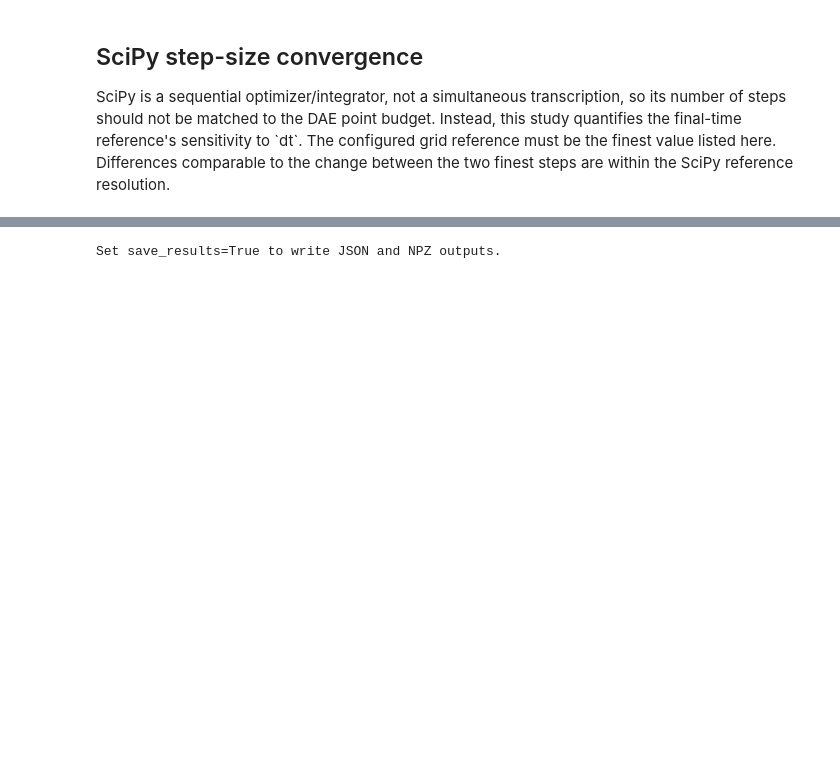
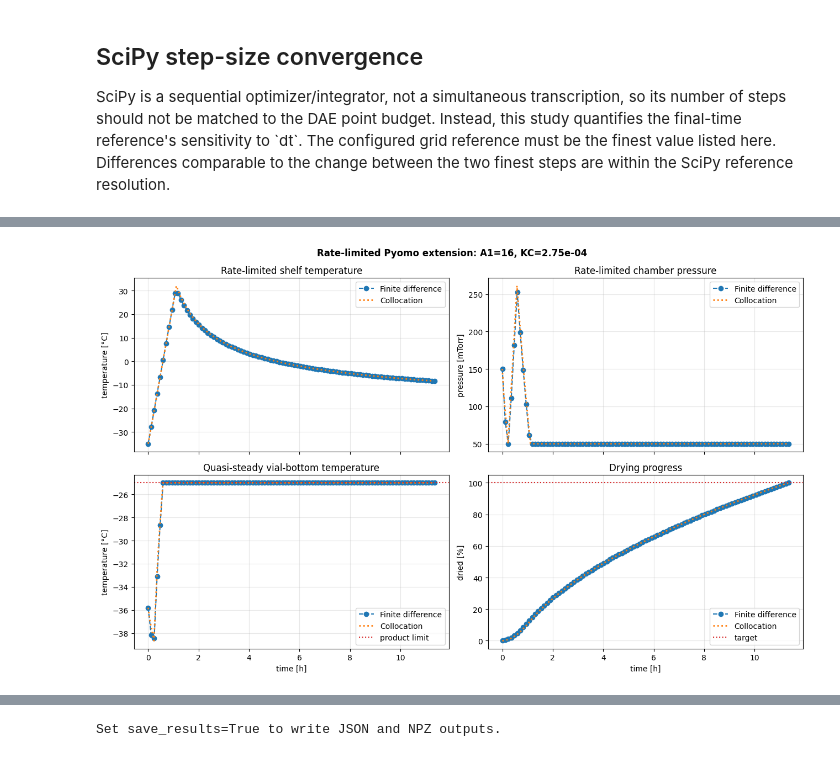
Before and after one commit to SECQUOIA/LyoPRONTO, a Jupyter notebook: docs/examples/current_main_joint_optimizer_comparison.ipynb, the cells around one changed output, grey strips where cells are left out. Drawn from its saved outputs; the diff is of its cells as text; code cells hidden in the pictures; blank space fills up the shorter version.

```diff
--- a/docs/examples/current_main_joint_optimizer_comparison.ipynb
+++ b/docs/examples/current_main_joint_optimizer_comparison.ipynb
@@ -793,0 +813,38 @@ plt.show()
+# %%
+fig, axes = plt.subplots(2, 2, figsize=(13, 8), sharex=True)
+for method, label, style in (
+    ("finite_difference", "Finite difference", {"linestyle": "--", "marker": "o"}),
+    ("collocation", "Collocation", {"linestyle": ":", "linewidth": 2.0}),
+):
+    table = implementability_runs[method]["run"].trajectory
+    axes[0, 0].plot(table[:, 0], table[:, 3], label=label, **style)
+    axes[0, 1].plot(table[:, 0], table[:, 4], label=label, **style)
+    axes[1, 0].plot(table[:, 0], table[:, 2], label=label, **style)
+    axes[1, 1].plot(table[:, 0], table[:, 6], label=label, **style)
+
+axes[0, 0].set(title="Rate-limited shelf temperature", ylabel="temperature [°C]")
+axes[0, 1].set(title="Rate-limited chamber pressure", ylabel="pressure [mTorr]")
+axes[1, 0].set(
+    title="Quasi-steady vial-bottom temperature",
+    xlabel="time [h]",
+    ylabel="temperature [°C]",
+)
+axes[1, 0].axhline(-25.0, color="tab:red", linestyle=":", label="product limit")
+axes[1, 1].set(title="Drying progress", xlabel="time [h]", ylabel="dried [%]")
+axes[1, 1].axhline(
+    100.0 * final_dried_fraction,
+    color="tab:red",
+    linestyle=":",
+    label="target",
+)
+for ax in axes.flat:
+    ax.grid(alpha=0.3)
+    ax.legend()
+fig.suptitle(
+    f"Rate-limited Pyomo extension: A1={nominal.a1:g}, KC={nominal.kc:.2e}",
+    fontweight="bold",
+)
+fig.tight_layout()
+plt.show()
+# %% [output]
+[figure, added]
```
Also changed, not shown: parts of 23 cells of this notebook.
